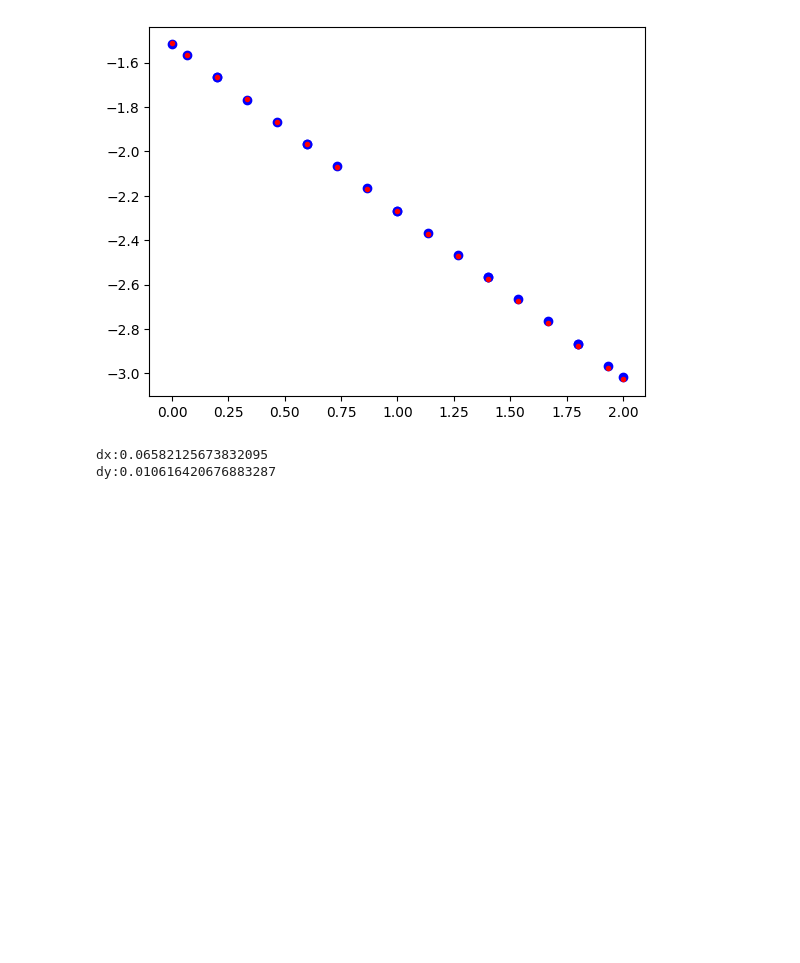
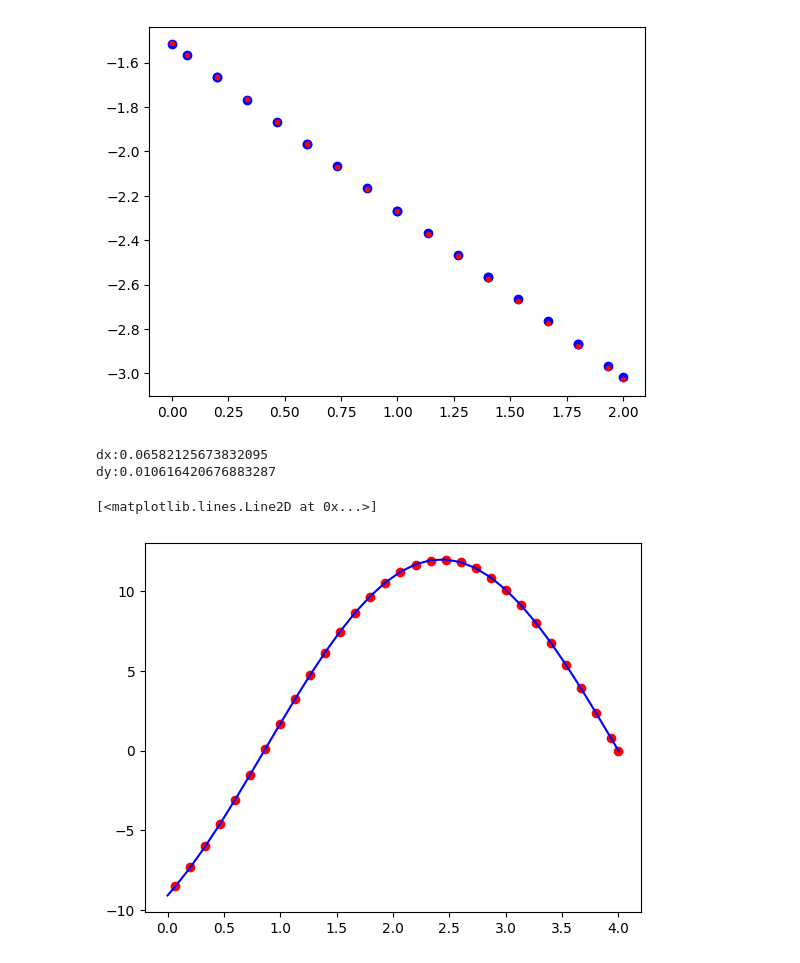
Before and after one commit to Dann38/model_rectification_column, a Jupyter notebook: hyp_solver2_test.ipynb, the cells around one changed output. Cells and saved outputs as stored; diff of their text form; code cells hidden in the pictures; blank space fills up the shorter version.

```diff
--- a/hyp_solver2_test.ipynb
+++ b/hyp_solver2_test.ipynb
@@ -223,12 +223,16 @@ import numpy as np
 x0 = lambda s: 0
 y0 = lambda s: 0
 
-psi1_an = lambda s, t: np.exp(s)*(T[1]-t)*np.cos(T[1]-t)
-psi2_an = lambda s, t: (s+2)*np.sin(T[1]-t)
+
 T = [0, 4]
 S = [0, 2]
 C = [1,3]
 # C = [2.3,0.9]
+
+psi1_an = lambda s, t: np.exp(s)*(T[1]-t)*np.cos(T[1]-t)
+psi2_an = lambda s, t: (s+2)*np.sin(T[1]-t)
+p1_an = lambda t: C[1]*(S[1]+2)*np.sin(T[1]-t)
+p2_an = lambda t: C[0]*np.exp(S[0])*(T[1]-t)*np.cos(T[1]-t)
 
 B11 = lambda s, t: C[0]
 B12 = lambda s, t: 1/np.exp(s)
@@ -436,3 +440,16 @@ print(f"dx:{np.max(delta_psi1)}\ndy:{np.max(delta_psi2)}")
 # %% [output]
 dx:0.06582125673832095
 dy:0.010616420676883287
+# %%
+b = mesh.get_border(type_border="right", sort_t=True)
+# %%
+t = [bi[0][3] for bi in b]
+# for bi in b:
+#     print(bi[1])
+p = [bi[1][1][2] for bi in b]
+# %%
+plt.plot(t, p, 'ro')
+plt.plot(t, [p1_an(ti) for ti in t], 'b-')
+# %% [output]
+[<matplotlib.lines.Line2D at 0x...>]
+[figure, added]
```
Also changed, not shown: parts of 5 cells of this notebook, 8 other files.
